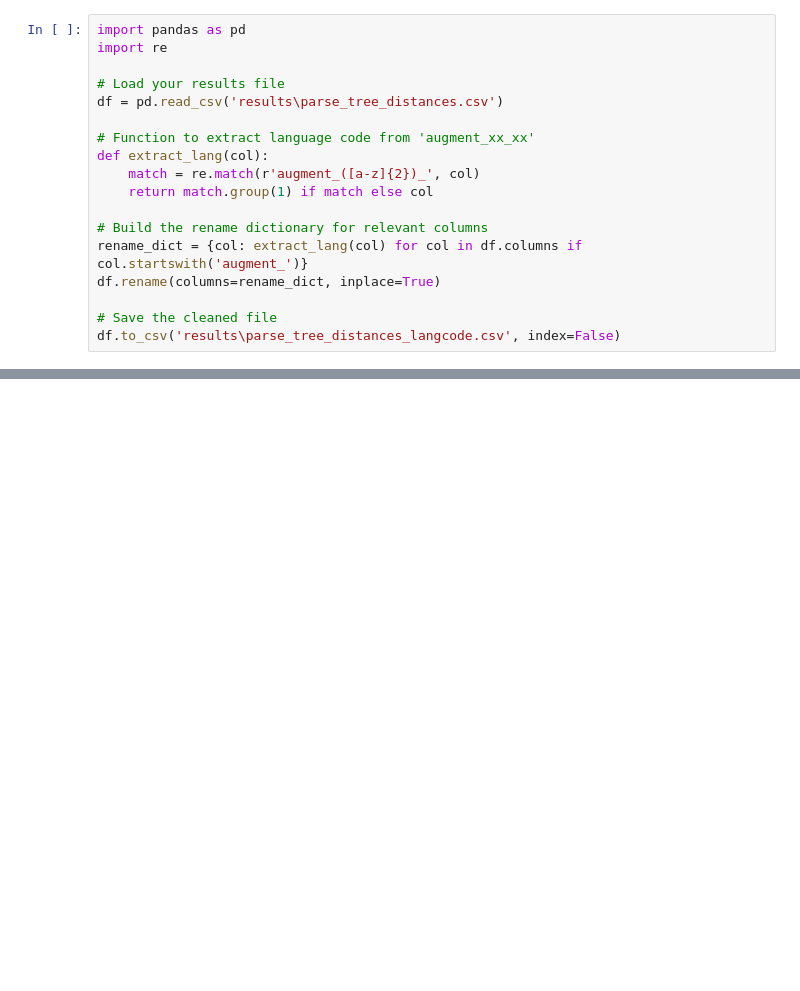
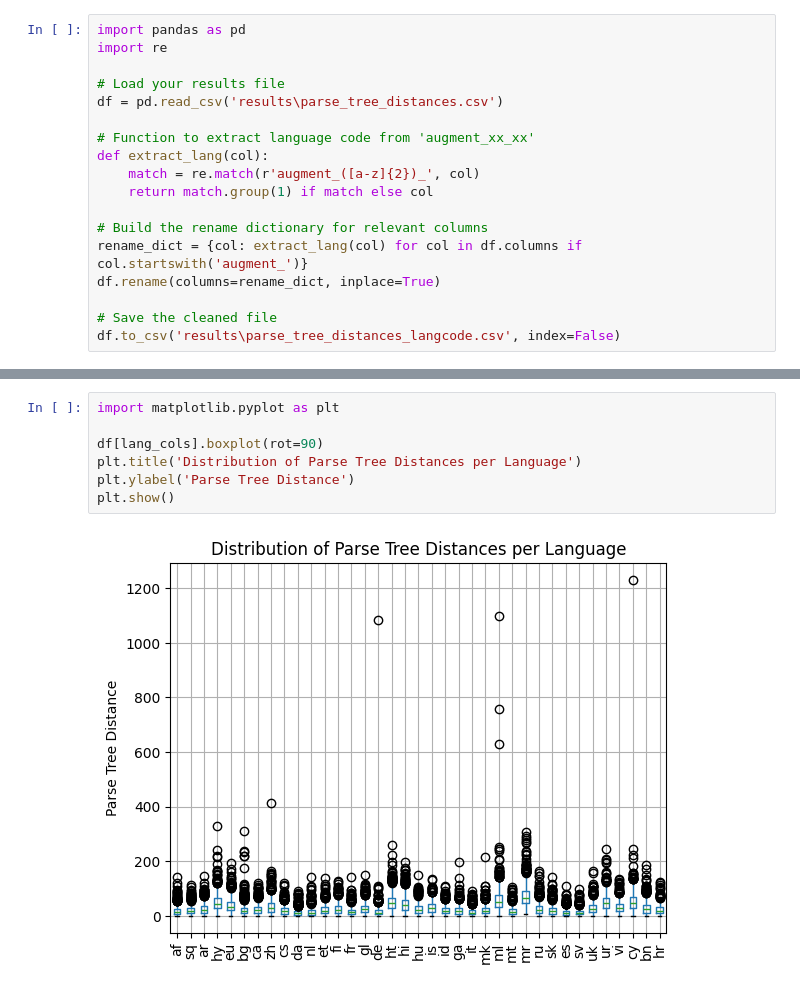
Before and after one commit to mabonmn/TANGO, a Jupyter notebook: parse-tree-distance-result.ipynb, the cells around one changed output, grey strips where cells are left out. Saved outputs shown, nothing was run; the diff lists cells and outputs as text; blank space fills up the shorter version.

```diff
--- a/parse-tree-distance-result.ipynb
+++ b/parse-tree-distance-result.ipynb
@@ -18,0 +35,9 @@ df.to_csv('results\parse_tree_distances_langcode.csv', index=False)
+# %%
+import matplotlib.pyplot as plt
+
+df[lang_cols].boxplot(rot=90)
+plt.title('Distribution of Parse Tree Distances per Language')
+plt.ylabel('Parse Tree Distance')
+plt.show()
+# %% [output]
+[figure, added]
```
Also changed, not shown: parts of 4 cells of this notebook, 1 other file.
